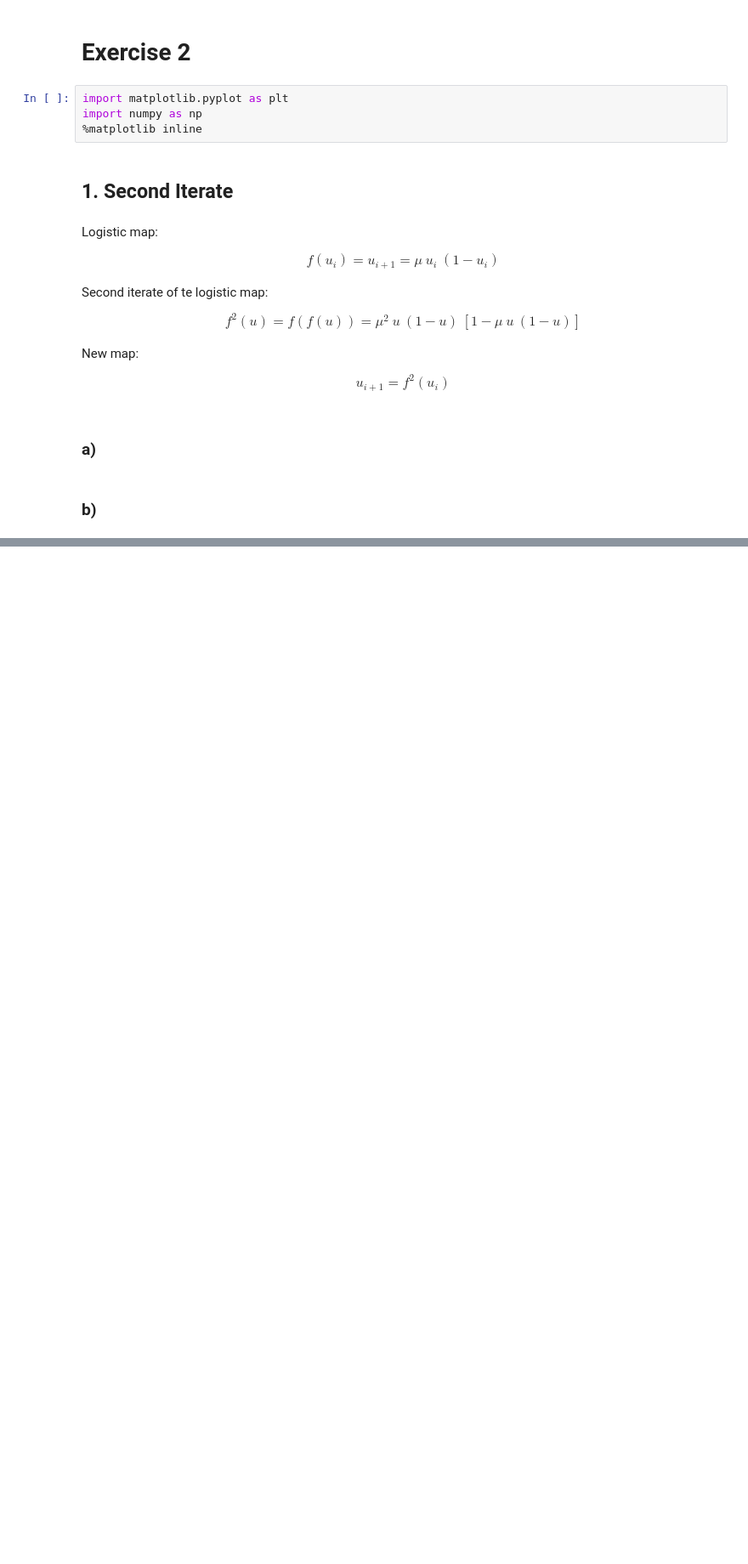
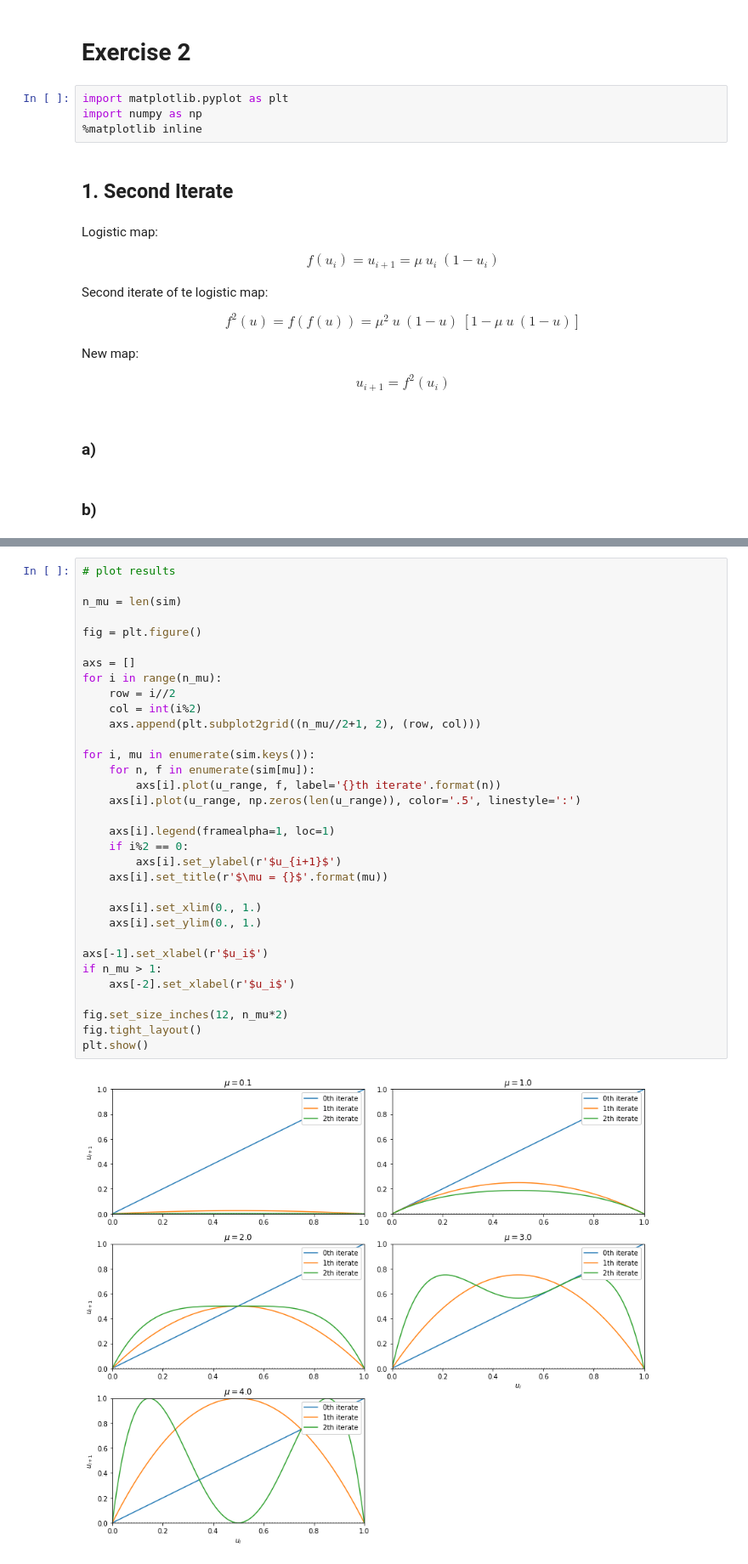
Before and after one commit to ManshaP/CCEES, a Jupyter notebook: exercise_2/1_second_iterate.ipynb, the cells around one changed output, grey strips where cells are left out. Shown at 85% size. Drawn from its saved outputs; the diff is of its cells as text; blank space fills up the shorter version.

```diff
--- a/exercise_2/1_second_iterate.ipynb
+++ b/exercise_2/1_second_iterate.ipynb
@@ -29,0 +55,35 @@ u_{i+1}  = f^2(u_i)
+# %%
+# plot results
+
+n_mu = len(sim)
+
+fig = plt.figure()
+
+axs = []
+for i in range(n_mu):
+    row = i//2
+    col = int(i%2)
+    axs.append(plt.subplot2grid((n_mu//2+1, 2), (row, col)))
+
+for i, mu in enumerate(sim.keys()):
+    for n, f in enumerate(sim[mu]):
+        axs[i].plot(u_range, f, label='{}th iterate'.format(n))
+    axs[i].plot(u_range, np.zeros(len(u_range)), color='.5', linestyle=':')
+
+    axs[i].legend(framealpha=1, loc=1)
+    if i%2 == 0:
+        axs[i].set_ylabel(r'$u_{i+1}$')
+    axs[i].set_title(r'$\mu = {}$'.format(mu))
+
+    axs[i].set_xlim(0., 1.)
+    axs[i].set_ylim(0., 1.)
+
+axs[-1].set_xlabel(r'$u_i$')
+if n_mu > 1:
+    axs[-2].set_xlabel(r'$u_i$')
+
+fig.set_size_inches(12, n_mu*2)
+fig.tight_layout()
+plt.show()
+# %% [output]
+[figure, added]
```
Also changed, not shown: parts of 6 cells of this notebook.
